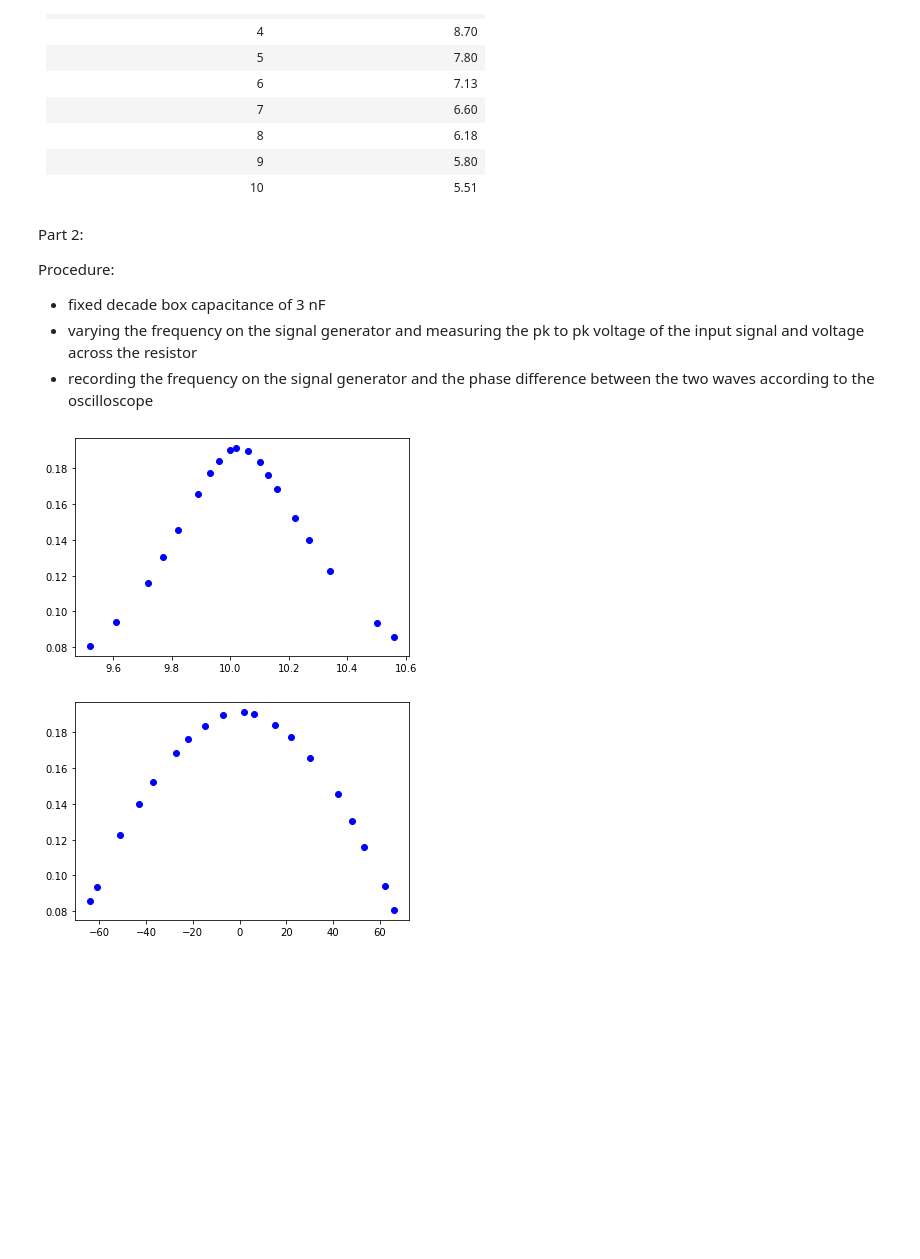
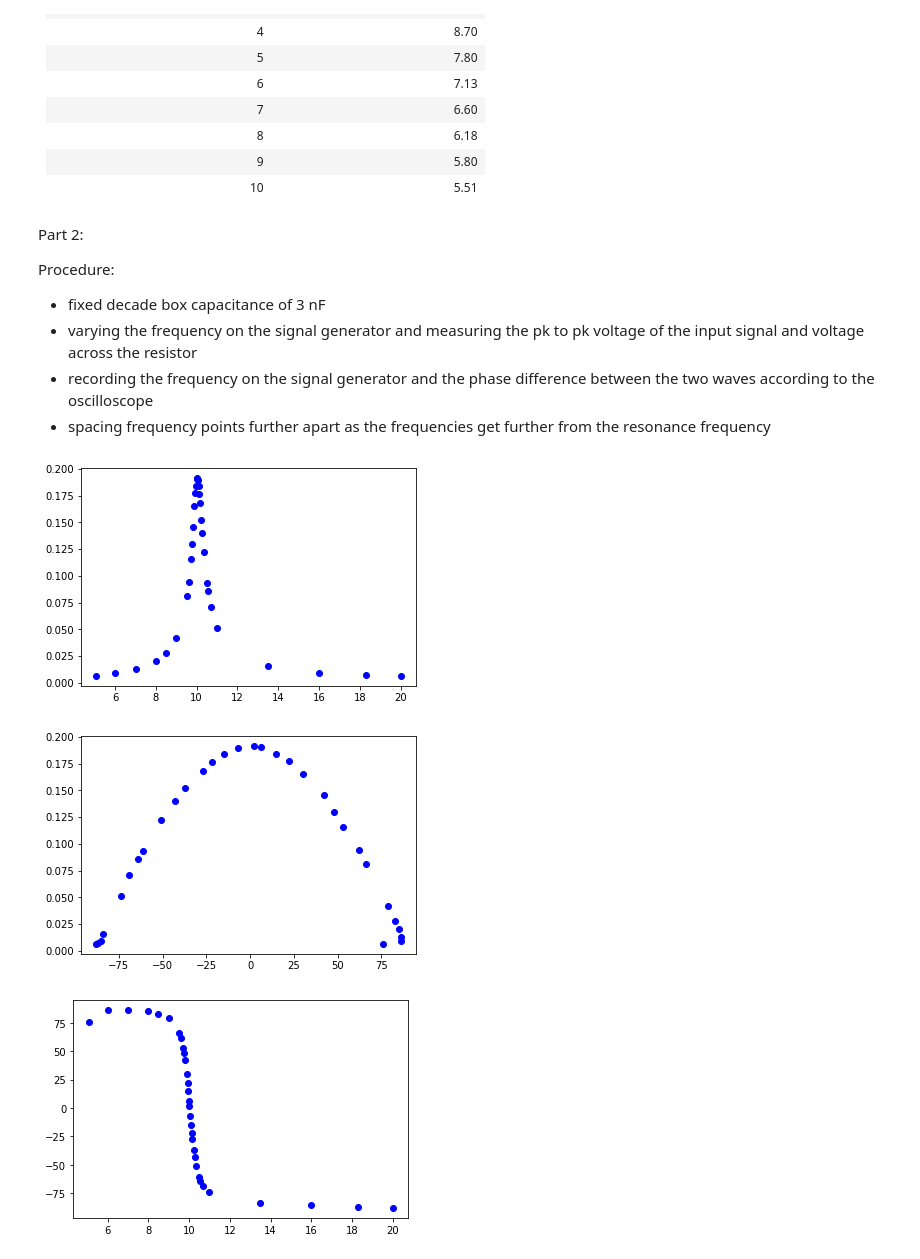
Before and after one commit to Shaquible/ENPH-213, a Jupyter notebook: elecres.ipynb, the cells around one changed output. Drawn from its saved outputs; the diff is of its cells as text; code cells hidden in the pictures; blank space fills up the shorter version.

```diff
--- a/elecres.ipynb
+++ b/elecres.ipynb
@@ -29,19 +29,23 @@ Procedure:
 - fixed decade box capacitance of 3 nF
 - varying the frequency on the signal generator and measuring the pk to pk voltage of the input signal and voltage across the resistor
 - recording the frequency on the signal generator and the phase difference between the two waves according to the oscilloscope
+- spacing frequency points further apart as the frequencies get further from the resonance frequency
 # %%
 import numpy as np
 import pandas as pd
 import matplotlib.pyplot as plt
-df = pd.read_excel("elecres.xlsx")
+df = pd.read_excel("elecres.xlsx", sheet_name="Sheet1")
 vr = df.iloc[:,0].to_numpy(dtype=float)
 vt = df.iloc[:,1].to_numpy(dtype=float)
 phase = df.iloc[:,2].to_numpy(dtype=float)
 freq = df.iloc[:,3].to_numpy(dtype=float)
 plt.plot(freq, vr/vt, "bo", label="Vr/Vt")
 plt.show()
 plt.plot(phase, vr/vt, "bo", label="Phase")
 plt.show()
+plt.plot(freq, phase, "bo", label="Freq")
+plt.show()
 # %% [output]
-[figure, old version]
+[figure, new version]
-[figure, old version]
+[figure, new version]
+[figure, added]
```
Also changed, not shown: parts of 4 cells of this notebook, 1 other file.
